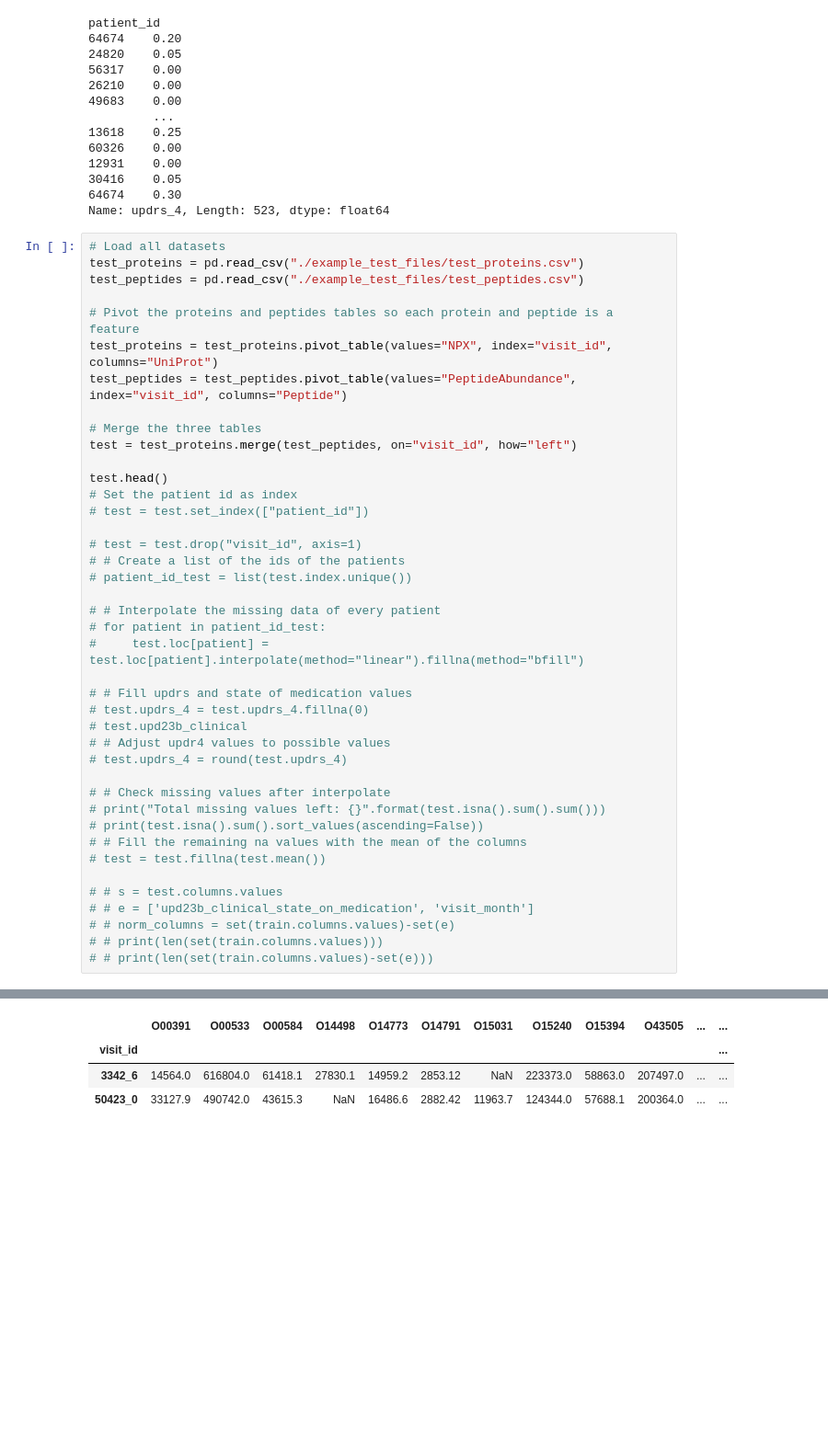
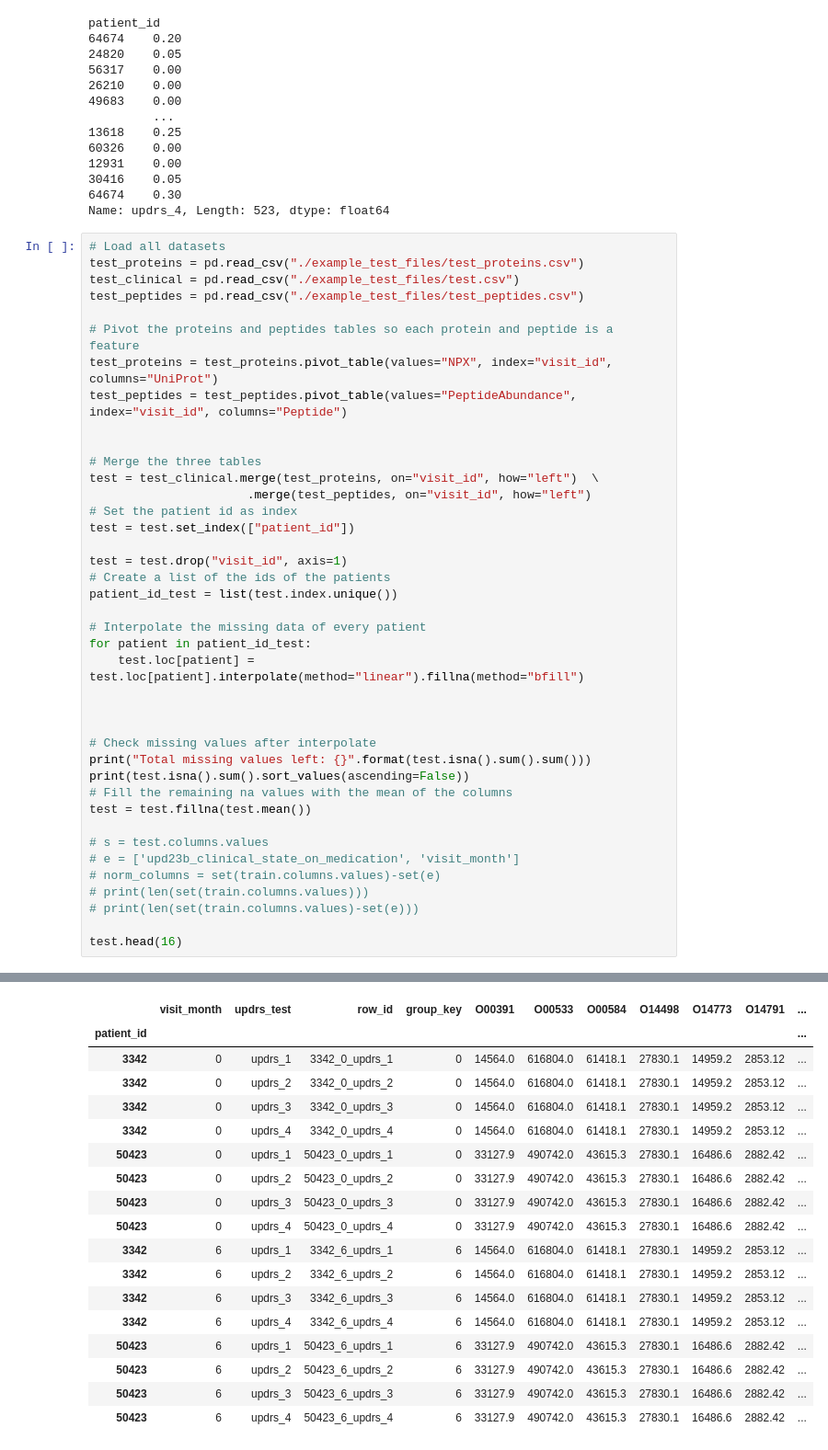
Before and after one commit to carloscastmar/Parkinson-s-Disease-Progression-Prediction, a Jupyter notebook: eda.ipynb, the cells around one changed output, grey strips where cells are left out. Shown at 92% size. Saved outputs shown, nothing was run; the diff lists cells and outputs as text; blank space fills up the shorter version.

```diff
--- a/eda.ipynb
+++ b/eda.ipynb
@@ -582,42 +582,41 @@ Name: updrs_4, Length: 523, dtype: float64
 # %%
 # Load all datasets
 test_proteins = pd.read_csv("./example_test_files/test_proteins.csv")
+test_clinical = pd.read_csv("./example_test_files/test.csv")
 test_peptides = pd.read_csv("./example_test_files/test_peptides.csv")
 
 # Pivot the proteins and peptides tables so each protein and peptide is a feature
 test_proteins = test_proteins.pivot_table(values="NPX", index="visit_id", columns="UniProt")
 test_peptides = test_peptides.pivot_table(values="PeptideAbundance", index="visit_id", columns="Peptide")
 
+
 # Merge the three tables
-test = test_proteins.merge(test_peptides, on="visit_id", how="left")
+test = test_clinical.merge(test_proteins, on="visit_id", how="left")  \
+                      .merge(test_peptides, on="visit_id", how="left")
+# Set the patient id as index
+test = test.set_index(["patient_id"])
 
-test.head()
-# Set the patient id as index
-# test = test.set_index(["patient_id"])
+test = test.drop("visit_id", axis=1)
+# Create a list of the ids of the patients
+patient_id_test = list(test.index.unique())
 
-# test = test.drop("visit_id", axis=1)
-# # Create a list of the ids of the patients
-# patient_id_test = list(test.index.unique())
+# Interpolate the missing data of every patient
+for patient in patient_id_test:
+    test.loc[patient] = test.loc[patient].interpolate(method="linear").fillna(method="bfill")
 
-# # Interpolate the missing data of every patient
-# for patient in patient_id_test:
-#     test.loc[patient] = test.loc[patient].interpolate(method="linear").fillna(method="bfill")
 
-# # Fill updrs and state of medication values
-# test.updrs_4 = test.updrs_4.fillna(0)
-# test.upd23b_clinical
-# # Adjust updr4 values to possible values
-# test.updrs_4 = round(test.updrs_4)
 
-# # Check missing values after interpolate
-# print("Total missing values left: {}".format(test.isna().sum().sum()))
-# print(test.isna().sum().sort_values(ascending=False))
-# # Fill the remaining na values with the mean of the columns
-# test = test.fillna(test.mean())
+# Check missing values after interpolate
+print("Total missing values left: {}".format(test.isna().sum().sum()))
+print(test.isna().sum().sort_values(ascending=False))
+# Fill the remaining na values with the mean of the columns
+test = test.fillna(test.mean())
 
-# # s = test.columns.values
-# # e = ['upd23b_clinical_state_on_medication', 'visit_month']
-# # norm_columns = set(train.columns.values)-set(e)
-# # print(len(set(train.columns.values)))
-# # print(len(set(train.columns.values)-set(e)))
+# s = test.columns.values
+# e = ['upd23b_clinical_state_on_medication', 'visit_month']
+# norm_columns = set(train.columns.values)-set(e)
+# print(len(set(train.columns.values)))
+# print(len(set(train.columns.values)-set(e)))
+
+test.head(16)
 # %% [output]
@@ -624,4 +636,18 @@ test.head()
-|  | O00391 | O00533 | O00584 | O14498 | O14773 | O14791 | O15031 | O15240 | O15394 | O43505 | ... | ... |
-| visit_id |  |  |  |  |  |  |  |  |  |  |  | ... |
-| 3342_6 | 14564.0 | 616804.0 | 61418.1 | 27830.1 | 14959.2 | 2853.12 | NaN | 223373.0 | 58863.0 | 207497.0 | ... | ... |
-| 50423_0 | 33127.9 | 490742.0 | 43615.3 | NaN | 16486.6 | 2882.42 | 11963.7 | 124344.0 | 57688.1 | 200364.0 | ... | ... |
+|  | visit_month | updrs_test | row_id | group_key | O00391 | O00533 | O00584 | O14498 | O14773 | O14791 | ... |
+| patient_id |  |  |  |  |  |  |  |  |  |  | ... |
+| 3342 | 0 | updrs_1 | 3342_0_updrs_1 | 0 | 14564.0 | 616804.0 | 61418.1 | 27830.1 | 14959.2 | 2853.12 | ... |
+| 3342 | 0 | updrs_2 | 3342_0_updrs_2 | 0 | 14564.0 | 616804.0 | 61418.1 | 27830.1 | 14959.2 | 2853.12 | ... |
+| 3342 | 0 | updrs_3 | 3342_0_updrs_3 | 0 | 14564.0 | 616804.0 | 61418.1 | 27830.1 | 14959.2 | 2853.12 | ... |
+| 3342 | 0 | updrs_4 | 3342_0_updrs_4 | 0 | 14564.0 | 616804.0 | 61418.1 | 27830.1 | 14959.2 | 2853.12 | ... |
+| 50423 | 0 | updrs_1 | 50423_0_updrs_1 | 0 | 33127.9 | 490742.0 | 43615.3 | 27830.1 | 16486.6 | 2882.42 | ... |
+| 50423 | 0 | updrs_2 | 50423_0_updrs_2 | 0 | 33127.9 | 490742.0 | 43615.3 | 27830.1 | 16486.6 | 2882.42 | ... |
+| 50423 | 0 | updrs_3 | 50423_0_updrs_3 | 0 | 33127.9 | 490742.0 | 43615.3 | 27830.1 | 16486.6 | 2882.42 | ... |
+| 50423 | 0 | updrs_4 | 50423_0_updrs_4 | 0 | 33127.9 | 490742.0 | 43615.3 | 27830.1 | 16486.6 | 2882.42 | ... |
+| 3342 | 6 | updrs_1 | 3342_6_updrs_1 | 6 | 14564.0 | 616804.0 | 61418.1 | 27830.1 | 14959.2 | 2853.12 | ... |
+| 3342 | 6 | updrs_2 | 3342_6_updrs_2 | 6 | 14564.0 | 616804.0 | 61418.1 | 27830.1 | 14959.2 | 2853.12 | ... |
+| 3342 | 6 | updrs_3 | 3342_6_updrs_3 | 6 | 14564.0 | 616804.0 | 61418.1 | 27830.1 | 14959.2 | 2853.12 | ... |
+| 3342 | 6 | updrs_4 | 3342_6_updrs_4 | 6 | 14564.0 | 616804.0 | 61418.1 | 27830.1 | 14959.2 | 2853.12 | ... |
+| 50423 | 6 | updrs_1 | 50423_6_updrs_1 | 6 | 33127.9 | 490742.0 | 43615.3 | 27830.1 | 16486.6 | 2882.42 | ... |
+| 50423 | 6 | updrs_2 | 50423_6_updrs_2 | 6 | 33127.9 | 490742.0 | 43615.3 | 27830.1 | 16486.6 | 2882.42 | ... |
+| 50423 | 6 | updrs_3 | 50423_6_updrs_3 | 6 | 33127.9 | 490742.0 | 43615.3 | 27830.1 | 16486.6 | 2882.42 | ... |
+| 50423 | 6 | updrs_4 | 50423_6_updrs_4 | 6 | 33127.9 | 490742.0 | 43615.3 | 27830.1 | 16486.6 | 2882.42 | ... |
```
Also changed, not shown: parts of 2 cells of this notebook, 1 other file.
